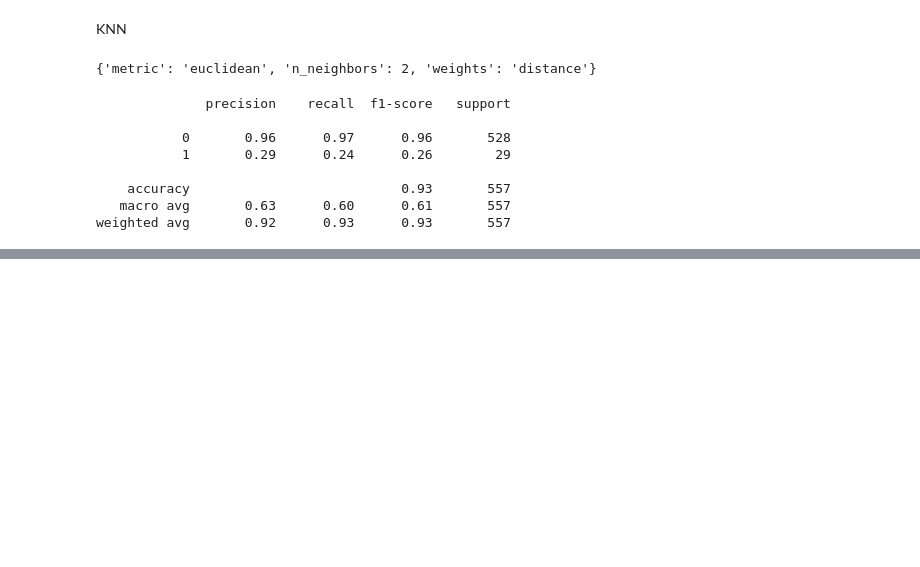
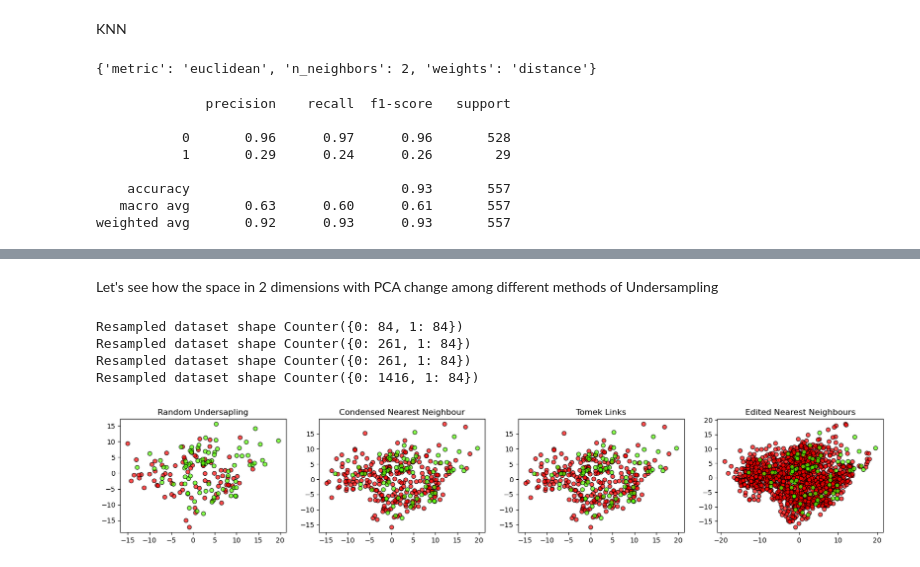
Before and after one commit to Diabelny/Data-Mining-2, a Jupyter notebook: Task1_Angry/Classification_Angry.ipynb, the cells around one changed output, grey strips where cells are left out. Saved outputs shown, nothing was run; the diff lists cells and outputs as text; code cells hidden in the pictures; blank space fills up the shorter version.

```diff
--- a/Task1_Angry/Classification_Angry.ipynb
+++ b/Task1_Angry/Classification_Angry.ipynb
@@ -381,0 +410,48 @@ weighted avg       0.92      0.93      0.93       557
+# %% [markdown]
+Let's see how the space in 2 dimensions with PCA change among different methods of Undersampling
+# %%
+fig, axes = plt.subplots(1, 4, figsize=(20,3))
+
+rus = RandomUnderSampler(random_state=42,sampling_strategy='majority')
+X_res, y_res = rus.fit_resample(X_train_unb, y_train_unb)
+print('Resampled dataset shape %s' % Counter(y_res))
+pca = PCA(n_components=2)
+pca.fit(X_train_unb)
+X_pca = pca.transform(X_res)
+axes[0].scatter(X_pca[:, 0], X_pca[:, 1], c=y_res, cmap=plt.cm.prism, edgecolor='k', alpha=0.7)
+axes[0].set_title("Random Undersapling")
+
+cnn = CondensedNearestNeighbour(random_state=42, n_jobs=10)
+X_res, y_res = cnn.fit_resample(X_train_unb, y_train_unb)
+print('Resampled dataset shape %s' % Counter(y_res))
+pca = PCA(n_components=2)
+pca.fit(X_train_unb)
+X_pca = pca.transform(X_res)
+axes[1].scatter(X_pca[:, 0], X_pca[:, 1], c=y_res, cmap=plt.cm.prism, edgecolor='k', alpha=0.7)
+axes[1].set_title("Condensed Nearest Neighbour")
+
+tl = TomekLinks(sampling_strategy='majority')
+X_res, y_res = cnn.fit_resample(X_train_unb, y_train_unb)
+print('Resampled dataset shape %s' % Counter(y_res))
+pca = PCA(n_components=2)
+pca.fit(X_train_unb)
+X_pca = pca.transform(X_res)
+axes[2].scatter(X_pca[:, 0], X_pca[:, 1], c=y_res, cmap=plt.cm.prism, edgecolor='k', alpha=0.7)
+axes[2].set_title("Tomek Links")
+
+enn = EditedNearestNeighbours()
+X_res, y_res = enn.fit_resample(X_train_unb, y_train_unb)
+print('Resampled dataset shape %s' % Counter(y_res))
+pca = PCA(n_components=2)
+pca.fit(X_train_unb)
+X_pca = pca.transform(X_res)
+axes[3].scatter(X_pca[:, 0], X_pca[:, 1], c=y_res, cmap=plt.cm.prism, edgecolor='k', alpha=0.7)
+axes[3].set_title("Edited Nearest Neighbours")
+
+plt.show()
+# %% [output]
+Resampled dataset shape Counter({0: 84, 1: 84})
+Resampled dataset shape Counter({0: 261, 1: 84})
+Resampled dataset shape Counter({0: 261, 1: 84})
+Resampled dataset shape Counter({0: 1416, 1: 84})
+[figure, added]
```
Also changed, not shown: parts of 86 cells of this notebook.
